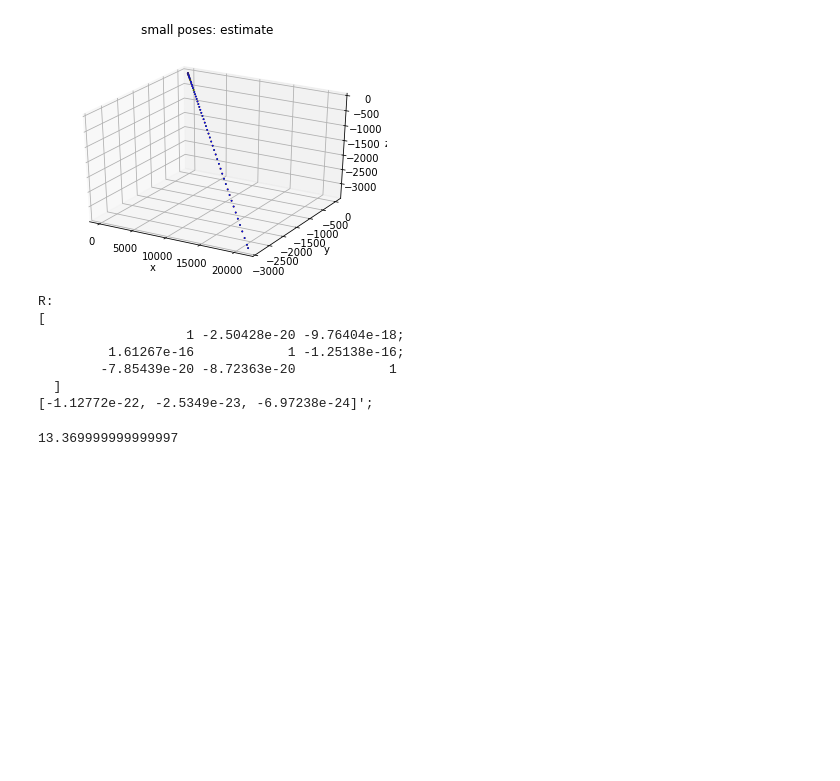
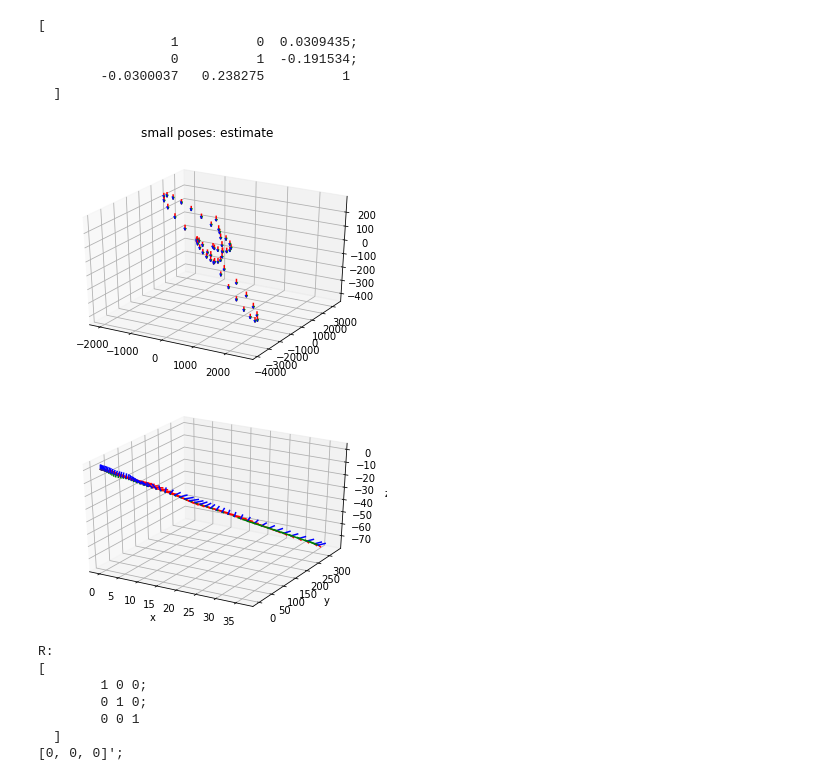
Before and after one commit to KirillDemochkin/offline-vi-3d-reconstruction, a Jupyter notebook: GTSAM.ipynb, the cells around one changed output. Drawn from its saved outputs; the diff is of its cells as text; code cells hidden in the pictures; blank space fills up the shorter version.

```diff
--- a/GTSAM.ipynb
+++ b/GTSAM.ipynb
@@ -103,17 +99,19 @@ path = '/content/drive/My Drive/robotics/'
 # %%
 def initial_estimation(accelerations):
     acc_avg = np.squeeze(np.mean(accelerations, axis=0))
+    acc_avg = acc_avg/np.linalg.norm(acc_avg, ord=2)
     gravity_vec = np.zeros_like(acc_avg)
     gravity_vec[2] = 1
-    av_vector = (acc_avg + gravity_vec)/2
-    W = np.array([[0, -av_vector[2], av_vector[1]],
-                  [av_vector[1], 0, -av_vector[0]],
-                  [-av_vector[1], av_vector[0], 0]])
-    rot_matrix = np.eye(3) + np.sin(np.pi)*W + 2*np.sin(np.pi/2)**2*np.power(W, 2)
-    #init_att = gtsam.Rot3.Rodrigues(av_vector, 180)
-    init_att = gtsam.Rot3(rot_matrix)
+    v = np.cross(acc_avg, gravity_vec)
+    s = np.linalg.norm(v, ord=2)
+    c = np.dot(acc_avg, gravity_vec)
+    V = np.array([[0, -v[2], v[1]],
+                  [v[2], 0, -v[0]],
+                  [-v[1], v[0], 0]])
+    R = np.eye(3) + V + V**2*((1-c)/s**2)
+    init_att = gtsam.Rot3(R)
+    print(init_att)
     init_pose = gtsam.Pose3(init_att, gtsam.Point3())
-    #aligned_gravity = initial_pose * acc_avg
     return init_pose
 # %%
 # parser = argparse.ArgumentParser()
@@ -133,7 +131,7 @@ params.dt = [reader.get_dt_IMU(i) for i in range(len(reader.timestamps_IMU))]
     # params.dt = 1e-2
 
     # IMU bias
-params.accelerometer_bias = np.array([0, 0.1, 0])
+params.accelerometer_bias = np.array([0, 0, 0])
 params.gyroscope_bias = np.array([0, 0, 0])
 params.IMU_bias = gtsam.imuBias_ConstantBias(params.accelerometer_bias, params.gyroscope_bias)
 
@@ -142,7 +140,7 @@ params.IMU_bias = gtsam.imuBias_ConstantBias(params.accelerometer_bias, params.g
 params.initial_velocity = np.array([0, 0, 0])
 params.initial_angular_vel = np.array([0, -math.radians(30), 0]) # not used here
 params.initial_pose = initial_estimation(accelerometer)
-
+#params.initial_pose = gtsam.Pose3()
 params.initial_state = gtsam.NavState(params.initial_pose, params.initial_velocity)
 
     # IMU preintegration algorithm parameters
@@ -239,48 +237,52 @@ for i, imu_measurement in enumerate(imu_m):
             initial_values.insert(symbol('v', i), predicted_nav_state.velocity())
 
         current_preintegrated_IMU.integrateMeasurement(imu_m[i, :3], imu_m[i, 3:], params.dt[i])
+# %% [output]
+[
+                 1          0  0.0309435;
+                 0          1  -0.191534;
+        -0.0300037   0.238275          1
+  ]
 # %%
  ###############################    Optimize the factor graph   ####################################
 
 # Use the Levenberg-Marquardt algorithm
-#optimization_params = gtsam.LevenbergMarquardtParams()
-#optimization_params.setVerbosityLM("SUMMARY")
-#optimizer = gtsam.LevenbergMarquardtOptimizer(factor_graph, initial_values, optimization_params)
-#optimization_result = optimizer.optimize()
+optimization_params = gtsam.LevenbergMarquardtParams()
+optimization_params.setVerbosityLM("SUMMARY")
+optimizer = gtsam.LevenbergMarquardtOptimizer(factor_graph, initial_values, optimization_params)
+optimization_result = optimizer.optimize()
 
 
     ###############################        Plot the solution       ####################################
 
 for i in preintegration_steps:
      # Ground truth pose
     # plot_pose3(1, gtsam.Pose3(true_poses[i]), 0.3)
     # Estimated pose
-    plot_pose3(1, initial_values.atPose3(symbol('x', i)), 0.1)
+    plot_pose3(1, optimization_result.atPose3(symbol('x', i)), 30)
+    plot_pose3(2, initial_values.atPose3(symbol('x', i)), 3)
 #fig = plt.figure(figsize=(8, 8))
 ax = plt.gca()
 #ax.set_xlim3d(-100, 100)
 #ax.set_ylim3d(-100, 100)
 #ax.set_zlim3d(-100, 100)
 ax.set_xlabel('x')
 ax.set_ylabel('y')
 ax.set_zlabel('z')
 plt.figure(1).suptitle("small poses: estimate")
 
 plt.ioff()
 plt.show()
 # %% [output]
-[figure, old version]
+[figure, new version]
+[figure, added]
 # %%
 optimization_result.atPose3(symbol('x', 0))
 # %% [output]
 R:
 [
-                   1 -2.50428e-20 -9.76404e-18;
-         1.61267e-16            1 -1.25138e-16;
-        -7.85439e-20 -8.72363e-20            1
+        1 0 0;
+        0 1 0;
+        0 0 1
   ]
-[-1.12772e-22, -2.5349e-23, -6.97238e-24]';
+[0, 0, 0]';
-# %%
-np.sum([reader.get_dt_IMU(i) for i in range(len(reader.accelerometer))])
-# %% [output]
-13.369999999999997
```
Also changed, not shown: parts of 2 cells of this notebook.
